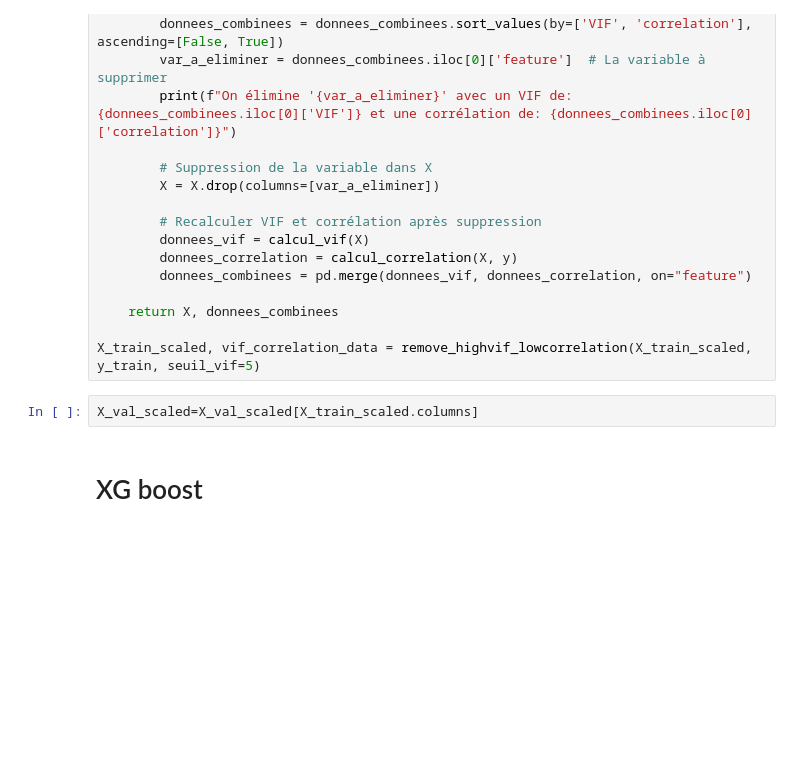
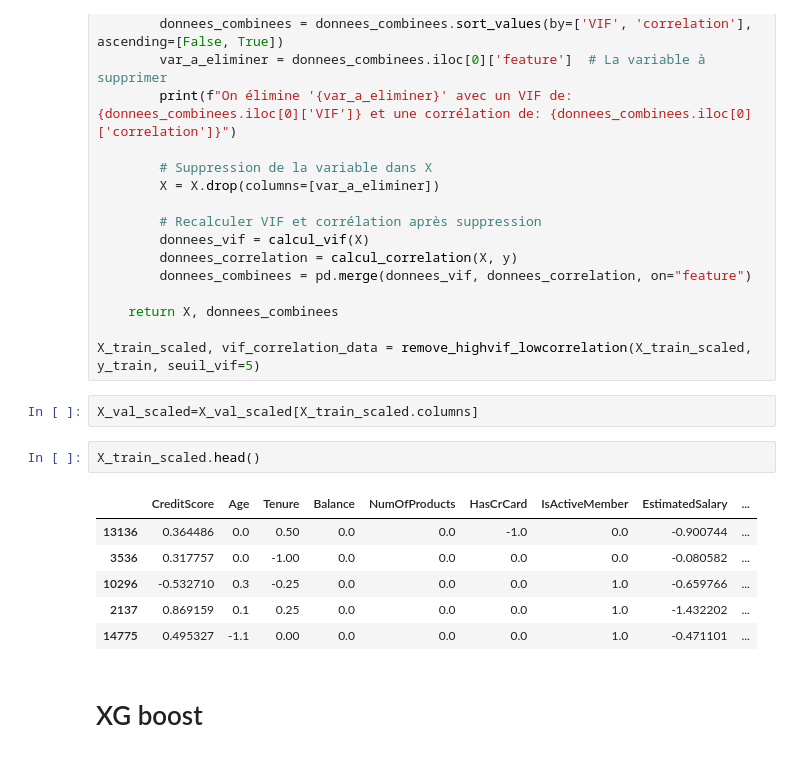
Before and after one commit to vonguyenthaonhi/challenge_data_mining, a Jupyter notebook: Model_Nhi.ipynb, the cells around one changed output. Drawn from its saved outputs; the diff is of its cells as text; blank space fills up the shorter version.

```diff
--- a/Model_Nhi.ipynb
+++ b/Model_Nhi.ipynb
@@ -327,6 +348,15 @@ def remove_highvif_lowcorrelation(X, y, seuil_vif=5):
 X_train_scaled, vif_correlation_data = remove_highvif_lowcorrelation(X_train_scaled, y_train, seuil_vif=5)
 # %%
 X_val_scaled=X_val_scaled[X_train_scaled.columns]
+# %%
+X_train_scaled.head()
+# %% [output]
+|  | CreditScore | Age | Tenure | Balance | NumOfProducts | HasCrCard | IsActiveMember | EstimatedSalary | ... |
+| 13136 | 0.364486 | 0.0 | 0.50 | 0.0 | 0.0 | -1.0 | 0.0 | -0.900744 | ... |
+| 3536 | 0.317757 | 0.0 | -1.00 | 0.0 | 0.0 | 0.0 | 0.0 | -0.080582 | ... |
+| 10296 | -0.532710 | 0.3 | -0.25 | 0.0 | 0.0 | 0.0 | 1.0 | -0.659766 | ... |
+| 2137 | 0.869159 | 0.1 | 0.25 | 0.0 | 0.0 | 0.0 | 1.0 | -1.432202 | ... |
+| 14775 | 0.495327 | -1.1 | 0.00 | 0.0 | 0.0 | 0.0 | 1.0 | -0.471101 | ... |
 # %% [markdown]
 # XG boost
 # %%
```
Also changed, not shown: parts of 9 cells of this notebook, 4 other files.
